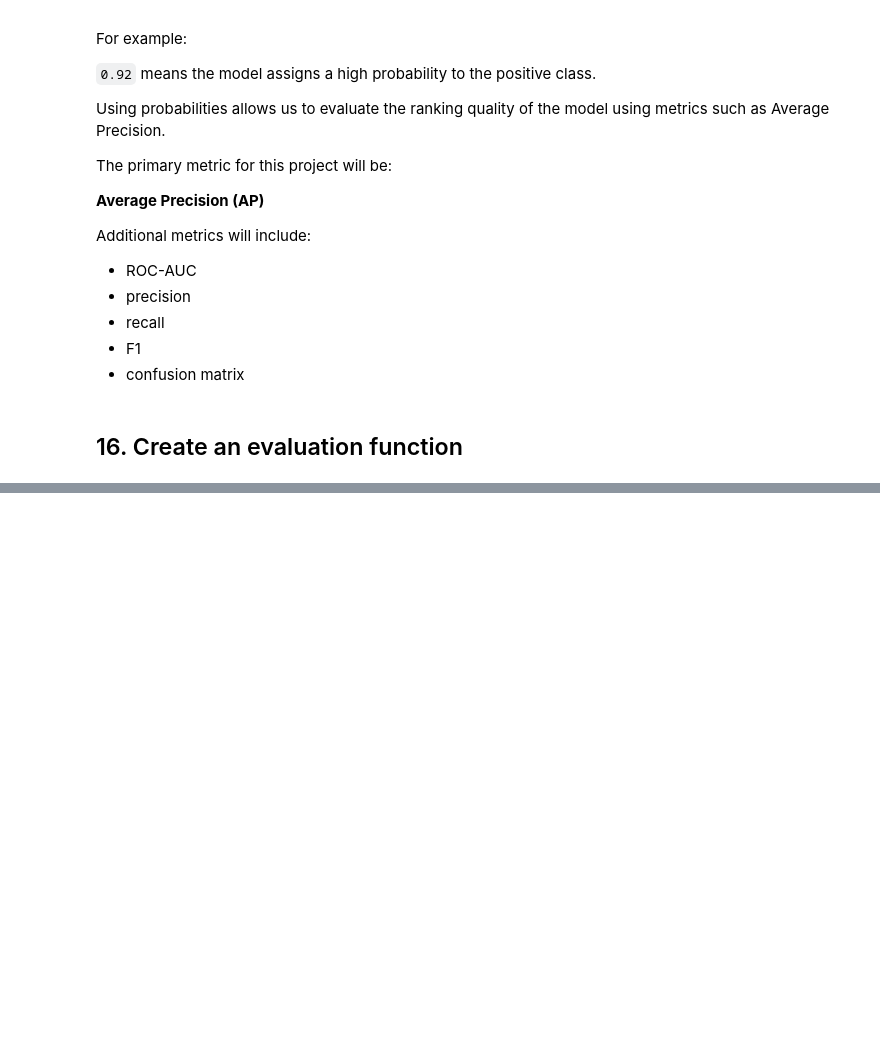
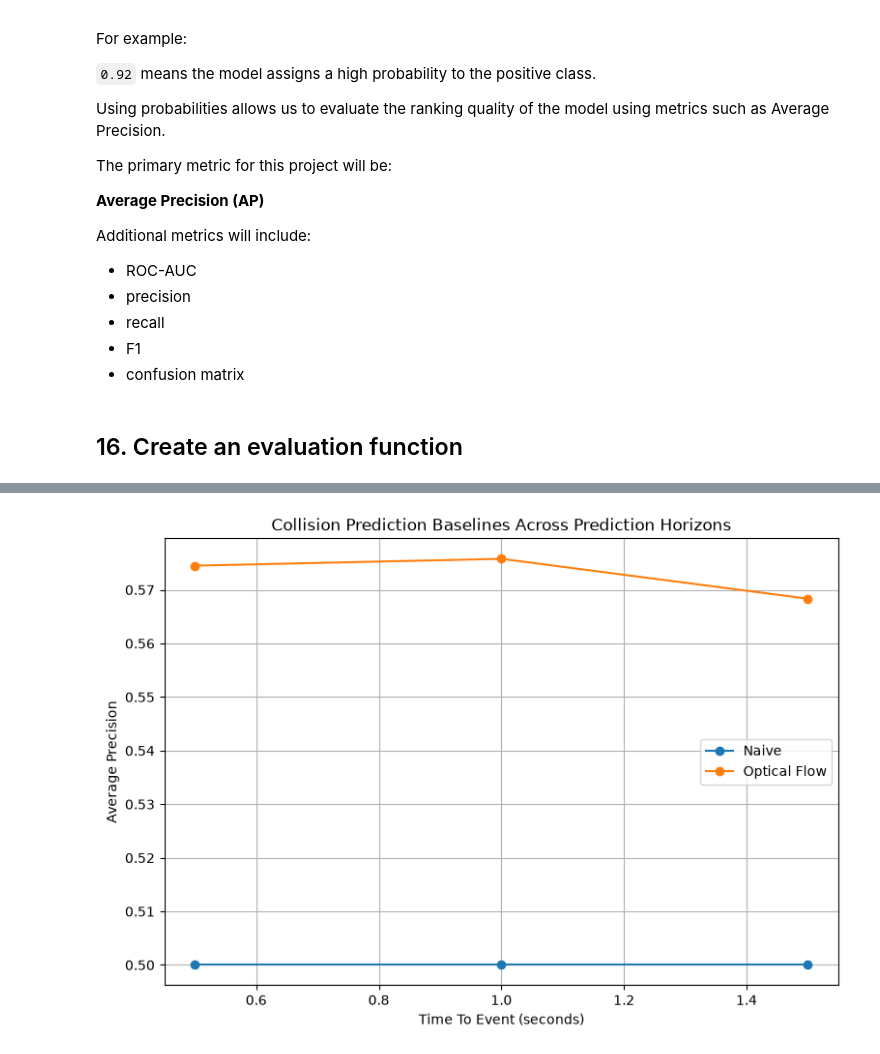
Before and after one commit to RameezAtif/nexar-collision-prediction, a Jupyter notebook: notebooks/04_baselines.ipynb, the cells around one changed output, grey strips where cells are left out. Drawn from its saved outputs; the diff is of its cells as text; code cells hidden in the pictures; blank space fills up the shorter version.

```diff
--- a/notebooks/04_baselines.ipynb
+++ b/notebooks/04_baselines.ipynb
@@ -723,0 +1794,10 @@ Additional metrics will include:
+# %%
+final_baseline_results = pd.concat(
+    [
+        naive_results_df,
+        scaled_flow_results_df
+    ],
+    ignore_index=True
+)
+
+final_baseline_results
@@ -723,0 +1819,9 @@ Additional metrics will include:
+# %%
+plot_results = final_baseline_results.copy()
+
+plot_results["model"] = plot_results["model"].replace({
+    "naive": "Naive",
+    "optical_flow_scaled": "Optical Flow"
+})
+
+plot_results
@@ -723,0 +1846,27 @@ Additional metrics will include:
+# %%
+plt.figure(figsize=(9, 6))
+
+for model_name in plot_results["model"].unique():
+    model_results = plot_results[
+        plot_results["model"] == model_name
+    ]
+
+    plt.plot(
+        model_results["tte"],
+        model_results["AP"],
+        marker="o",
+        label=model_name
+    )
+
+plt.xlabel("Time To Event (seconds)")
+plt.ylabel("Average Precision")
+plt.title(
+    "Collision Prediction Baselines Across Prediction Horizons"
+)
+
+plt.legend()
+plt.grid(True)
+
+plt.show()
+# %% [output]
+[figure, added]
```
Also changed, not shown: parts of 64 cells of this notebook, 1 other file.
